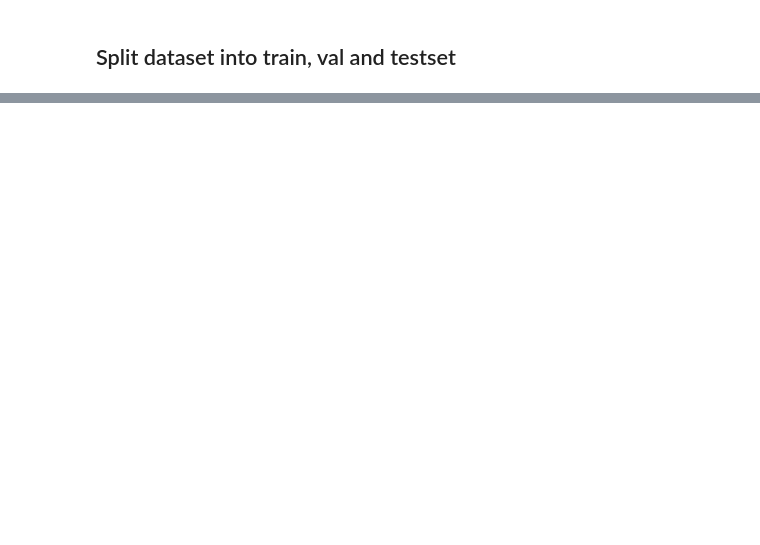
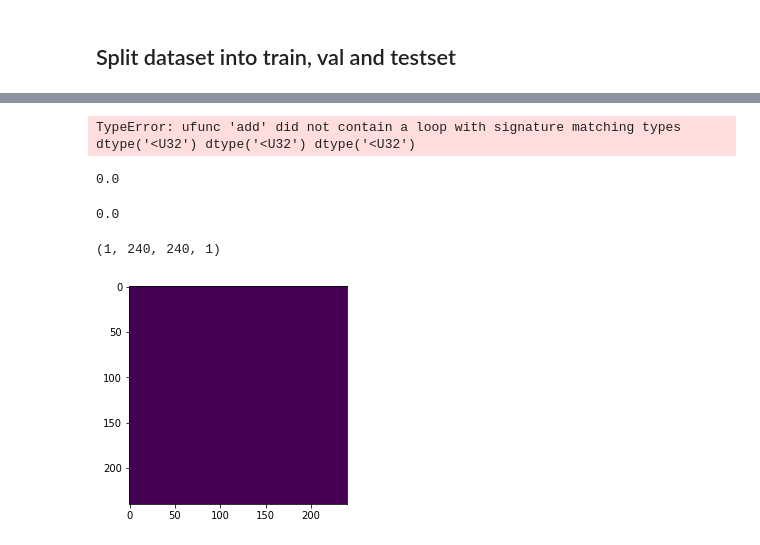
Before and after one commit to flock-community/wmh-challenge, a Jupyter notebook: 2DSegmentation.ipynb, the cells around one changed output, grey strips where cells are left out. Saved outputs shown, nothing was run; the diff lists cells and outputs as text; code cells hidden in the pictures; blank space fills up the shorter version.

Commit message:
First impl of UNet with loss function

```diff
--- a/2DSegmentation.ipynb
+++ b/2DSegmentation.ipynb
@@ -214,0 +248,3 @@ FileNotFoundError: [Errno 2] No such file or directory: 'data_2d/Amsterdam_GE3Td
+# %%
+val_x = val_x[:,:,:,0].reshape(120,240,240,1)
+val_y = val_y[:,:,:,0].reshape(120,240,240,1)
@@ -214,0 +257,3 @@ FileNotFoundError: [Errno 2] No such file or directory: 'data_2d/Amsterdam_GE3Td
+# %%
+from model_unet import *
+model = unet(input_size=(240,240,1))#train_x[0].shape)
@@ -214,0 +324,12 @@ FileNotFoundError: [Errno 2] No such file or directory: 'data_2d/Amsterdam_GE3Td
+# %%
+model_checkpoint = ModelCheckpoint('unet_membrane.hdf5', monitor='loss',verbose=1, save_best_only=True)
+# model.loss = jaccard_distance_loss
+model.fit(
+    train_x,
+    train_y,
+    batch_size=4,
+    epochs=1,
+    validation_data=(val_x,val_y),
+    callbacks=[model_checkpoint],
+    verbose=1
+)
@@ -214,0 +363,24 @@ FileNotFoundError: [Errno 2] No such file or directory: 'data_2d/Amsterdam_GE3Td
+# %%
+predictions = model.predict(test_x[:,:,:,1].reshape(test_x.shape[0],240,240,1), batch_size = 16)
+# %%
+for pred in predictions:
+    print(pred.min() + ' ' + pred.max())
+# %% [output]
+TypeError: ufunc 'add' did not contain a loop with signature matching types dtype('<U32') dtype('<U32') dtype('<U32')
+# %%
+predictions.min()
+# %% [output]
+0.0
+# %%
+predictions.max()
+# %% [output]
+0.0
+# %%
+plt.figure()
+
+
+plt.imshow(predictions[0,:,:,0] * 255)
+plt.show()
+# %% [output]
+(1, 240, 240, 1)
+[figure, added]
```
Also changed, not shown: parts of 26 cells of this notebook, 2 other files.
